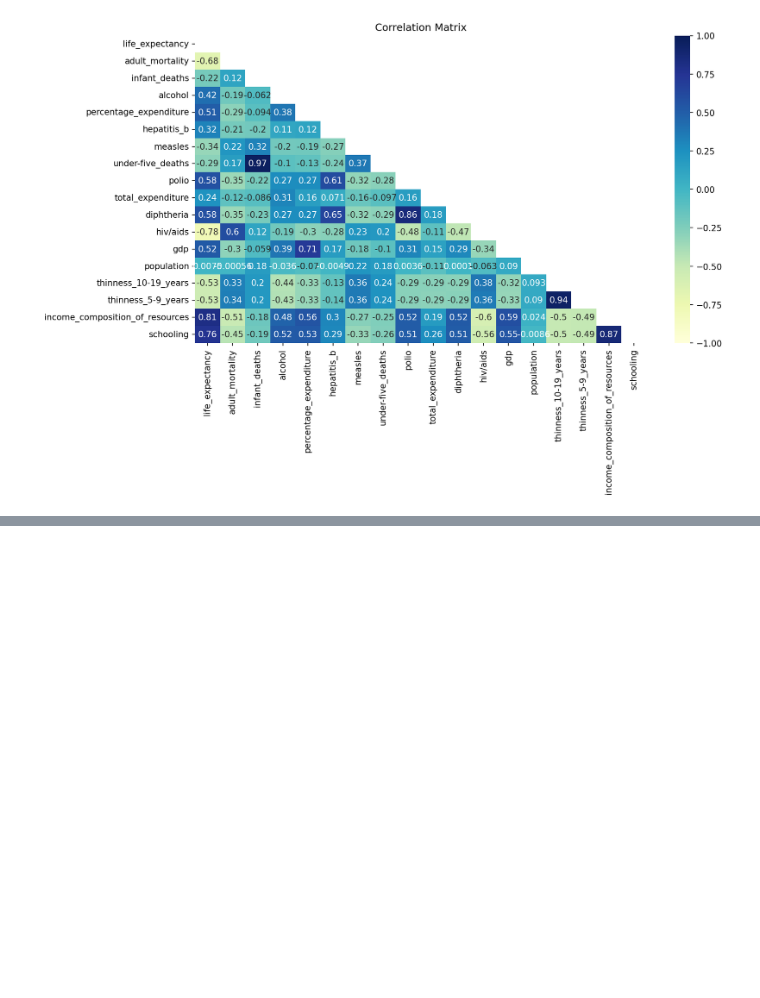
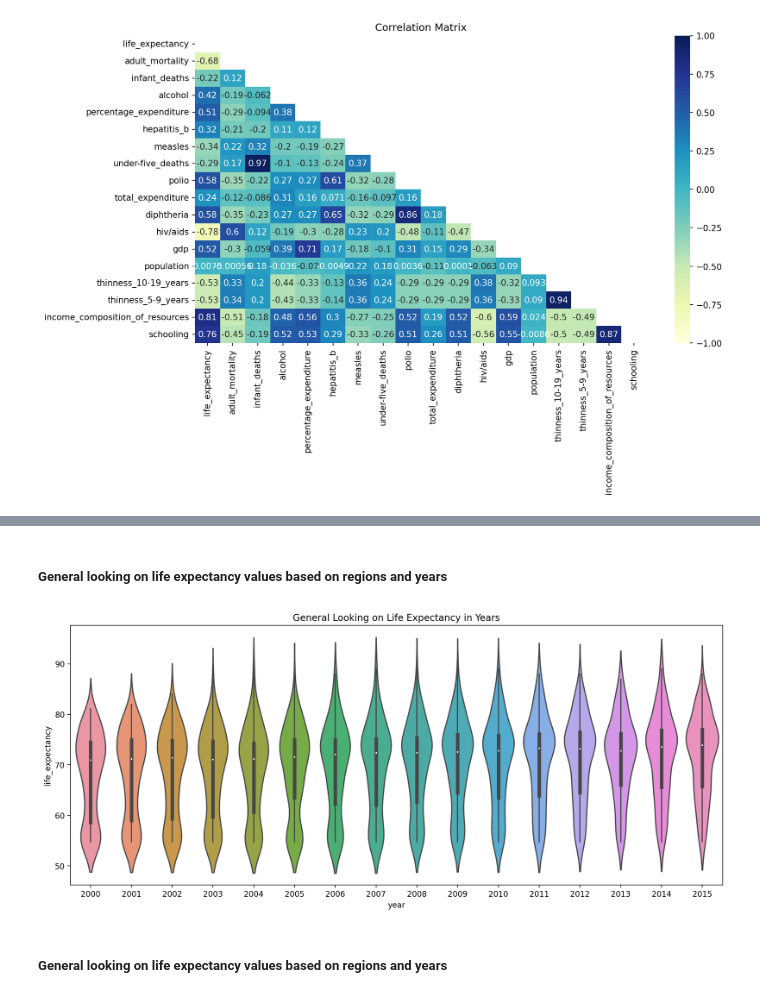
Before and after one commit to Dnezzhello/python_project, a Jupyter notebook: full_code.ipynb, the cells around one changed output, grey strips where cells are left out. Saved outputs shown, nothing was run; the diff lists cells and outputs as text; code cells hidden in the pictures; blank space fills up the shorter version.

```diff
--- a/full_code.ipynb
+++ b/full_code.ipynb
@@ -397,0 +453,12 @@ plt.savefig("corr_matrix.png")
+# %% [markdown]
+##### <b>General looking on life expectancy values based on regions and years<b>
+# %%
+#in years
+plt.figure(figsize=(15,6), dpi=200)
+sns.violinplot(data=wins_df, x='year', y='life_expectancy')
+plt.title('General Looking on Life Expectancy in Years')
+plt.show()
+# %% [output]
+[figure, added]
+# %% [markdown]
+##### <b>General looking on life expectancy values based on regions and years<b>
```
Also changed, not shown: parts of 23 cells of this notebook, 4 other files.
